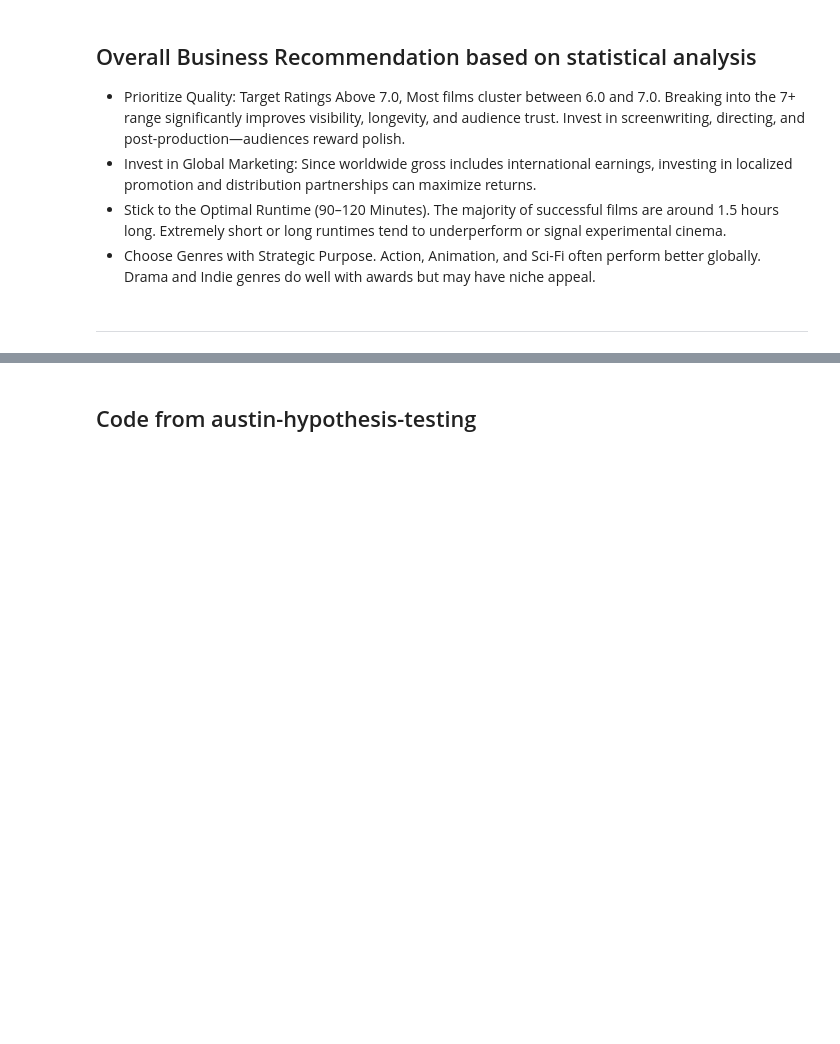
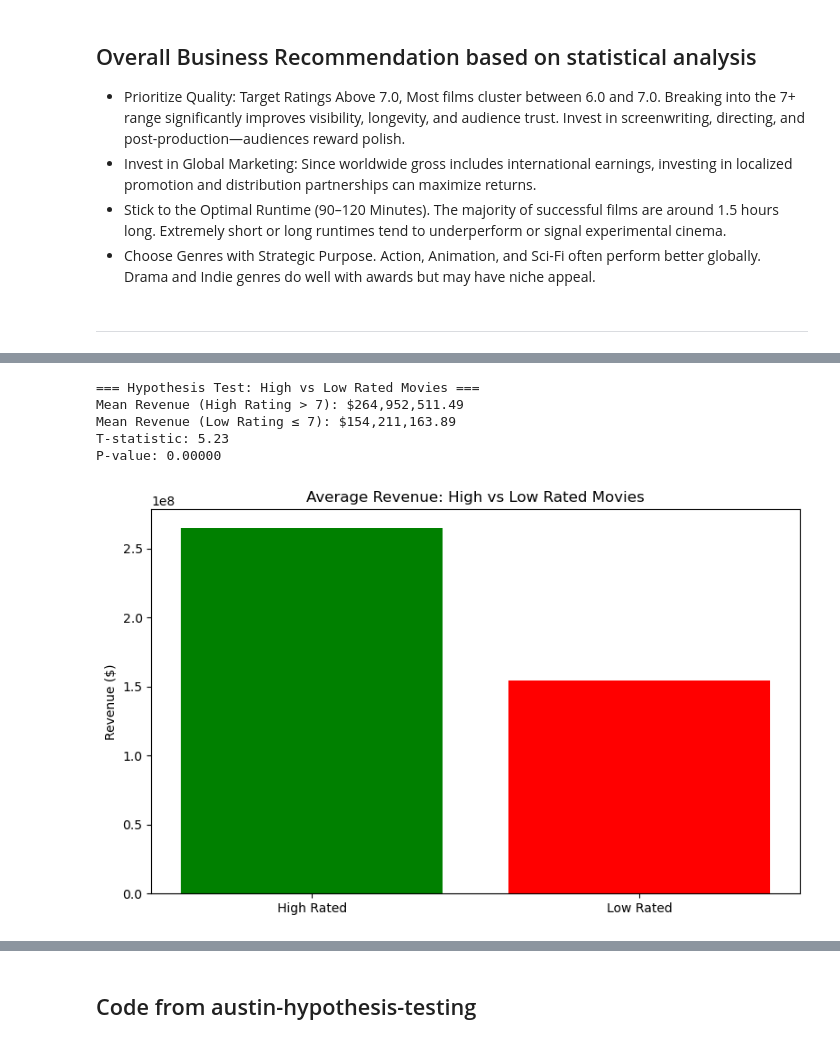
Before and after one commit to KarimzKarimz/Group4-Phase2-Project, a Jupyter notebook: index.ipynb, the cells around one changed output, grey strips where cells are left out. Drawn from its saved outputs; the diff is of its cells as text; code cells hidden in the pictures; blank space fills up the shorter version.

```diff
--- a/index.ipynb
+++ b/index.ipynb
@@ -2621,0 +2630,15 @@ No artists with labels found to put in legend.  Note that artists whose label st
+# %%
+# load csv file
+df = pd.read_csv(r"C:\Users\ADMIN\Downloads\all_combined.csv")
+# %%
+#Clean the numeric columns
+df['foreign_gross'] = pd.to_numeric(df['foreign_gross'].replace('[\$,]', '', regex=True), errors='coerce')
+df['domestic_gross_y'] = pd.to_numeric(df['domestic_gross_y'].replace('[\$,]', '', regex=True), errors='coerce')
+# %%
+# Define groups based on rating
+high_rating = df[df['vote_average'] > 7]
+low_rating = df[df['vote_average'] <= 7]
+# %%
+# Drop missing values for revenue
+high_revenue = high_rating['worldwide_gross'].dropna()
+low_revenue = low_rating['worldwide_gross'].dropna()
@@ -2621,0 +2648,23 @@ No artists with labels found to put in legend.  Note that artists whose label st
+# %%
+# Print results
+print("=== Hypothesis Test: High vs Low Rated Movies ===")
+print(f"Mean Revenue (High Rating > 7): ${high_revenue.mean():,.2f}")
+print(f"Mean Revenue (Low Rating ≤ 7): ${low_revenue.mean():,.2f}")
+print(f"T-statistic: {t_stat:.2f}")
+print(f"P-value: {p_value:.5f}")
+# %% [output]
+=== Hypothesis Test: High vs Low Rated Movies ===
+Mean Revenue (High Rating > 7): $264,952,511.49
+Mean Revenue (Low Rating ≤ 7): $154,211,163.89
+T-statistic: 5.23
+P-value: 0.00000
+# %%
+#Plot the comparison
+plt.figure(figsize=(8, 5))
+plt.bar(['High Rated', 'Low Rated'], [high_revenue.mean(), low_revenue.mean()], color=['green', 'red'])
+plt.title('Average Revenue: High vs Low Rated Movies')
+plt.ylabel('Revenue ($)')
+plt.tight_layout()
+plt.show()
+# %% [output]
+[figure, added]
```
Also changed, not shown: parts of 6 cells of this notebook.
